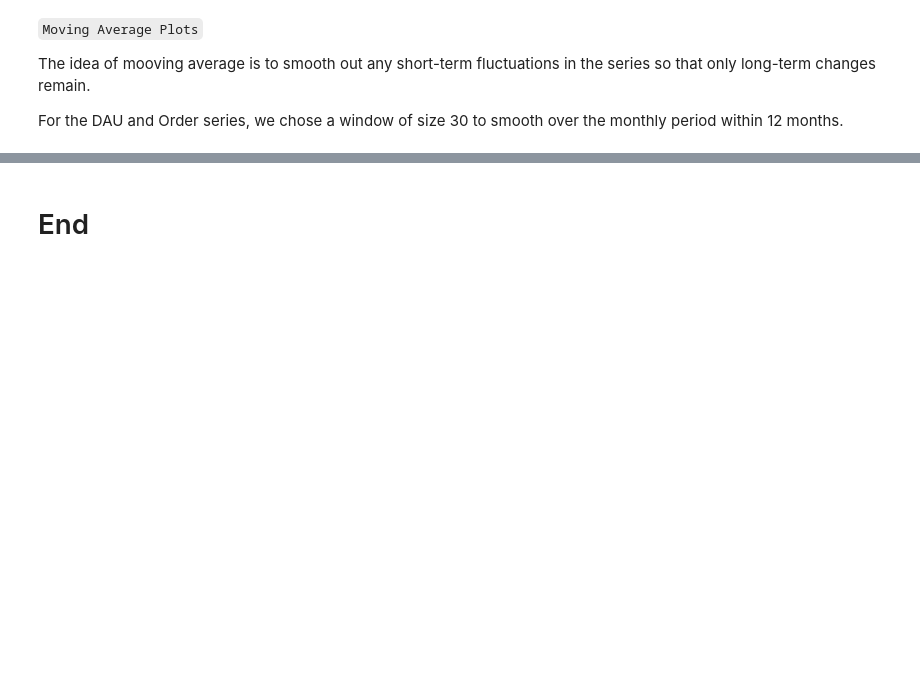
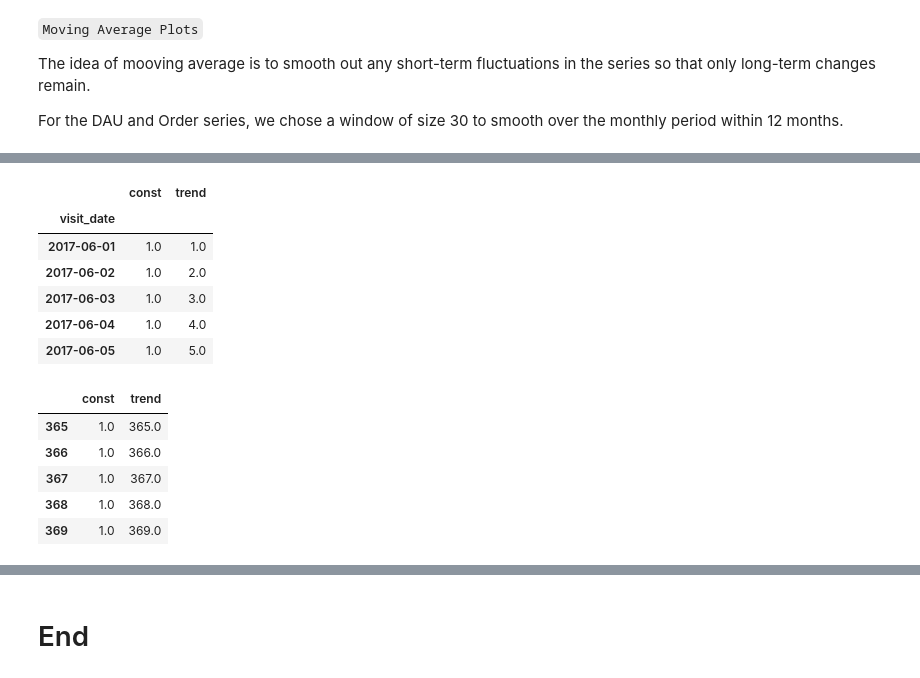
Before and after one commit to alona808/analysis_eCommerce_afisha_app, a Jupyter notebook: time_series_analysis.ipynb, the cells around one changed output, grey strips where cells are left out. Saved outputs shown, nothing was run; the diff lists cells and outputs as text; code cells hidden in the pictures; blank space fills up the shorter version.

```diff
--- a/time_series_analysis.ipynb
+++ b/time_series_analysis.ipynb
@@ -289,0 +411,32 @@ df_dau['moving_avg_30d_orders'].plot(
+# %%
+# tt = TimeTrend(constant=True)
+four = Fourier(period=365.25, order=2)
+
+dp = DeterministicProcess(
+    index=_dau.index
+    ,constant=True # dummy feature for the bias (y_intercept)
+    ,order=1 # the time dummy (trend)
+    # ,drop=True # drop terms if necessary to avoid collinearity
+    # ,additional_terms=[four]
+)
+
+# `in_sample` creates features for the dates given in the `index` argument
+X = dp.in_sample()
+X_fore = dp.out_of_sample(steps=28)
+
+X.head()
+X_fore.head()
+# %% [output]
+|  | const | trend |
+| visit_date |  |  |
+| 2017-06-01 | 1.0 | 1.0 |
+| 2017-06-02 | 1.0 | 2.0 |
+| 2017-06-03 | 1.0 | 3.0 |
+| 2017-06-04 | 1.0 | 4.0 |
+| 2017-06-05 | 1.0 | 5.0 |
+|  | const | trend |
+| 365 | 1.0 | 365.0 |
+| 366 | 1.0 | 366.0 |
+| 367 | 1.0 | 367.0 |
+| 368 | 1.0 | 368.0 |
+| 369 | 1.0 | 369.0 |
```
Also changed, not shown: parts of 27 cells of this notebook.
